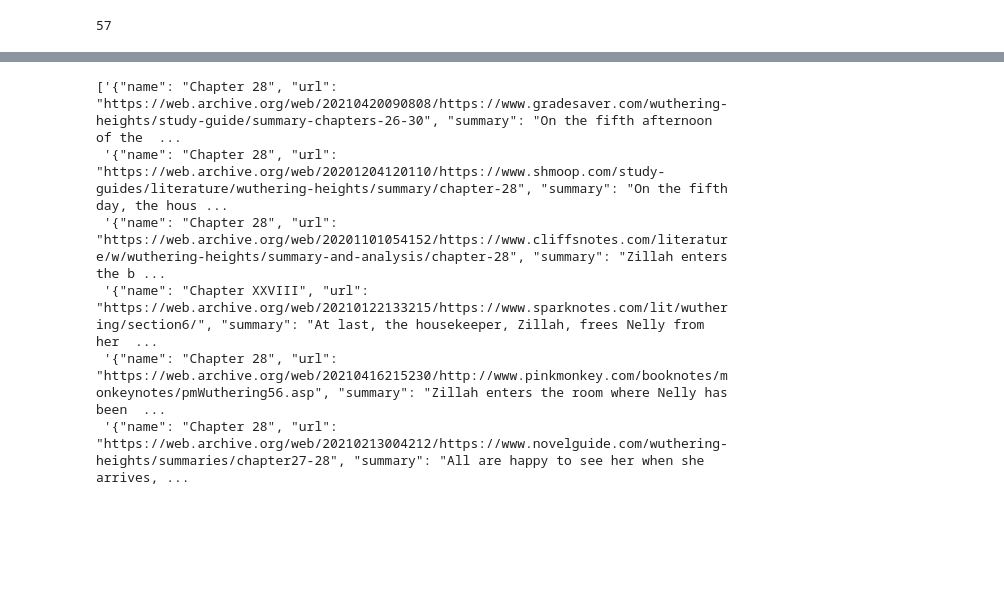
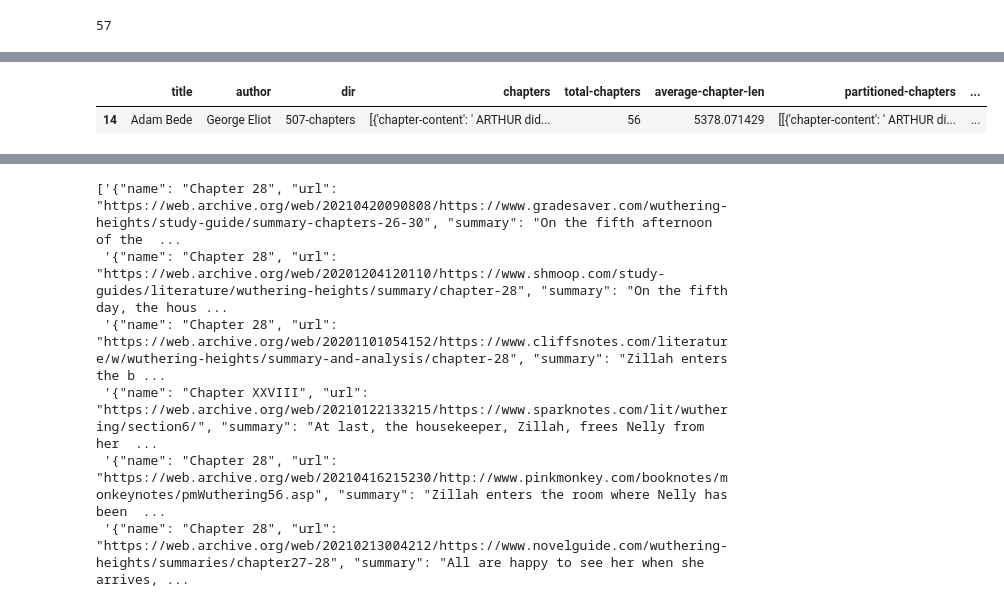
Before and after one commit to Lenguist/long-doc-summ, a Jupyter notebook: sample-booksum.ipynb, the cells around one changed output, grey strips where cells are left out. Drawn from its saved outputs; the diff is of its cells as text; code cells hidden in the pictures; blank space fills up the shorter version.

```diff
--- a/sample-booksum.ipynb
+++ b/sample-booksum.ipynb
@@ -267,0 +328,5 @@ print(len(eligible_books))
+# %%
+sample_df[sample_df["title"]=="Adam Bede"]
+# %% [output]
+|  | title | author | dir | chapters | total-chapters | average-chapter-len | partitioned-chapters | ... |
+| 14 | Adam Bede | George Eliot | 507-chapters | [{'chapter-content': ' ARTHUR did... | 56 | 5378.071429 | [[{'chapter-content': ' ARTHUR di... | ... |
```
Also changed, not shown: parts of 27 cells of this notebook, 58 other files.
